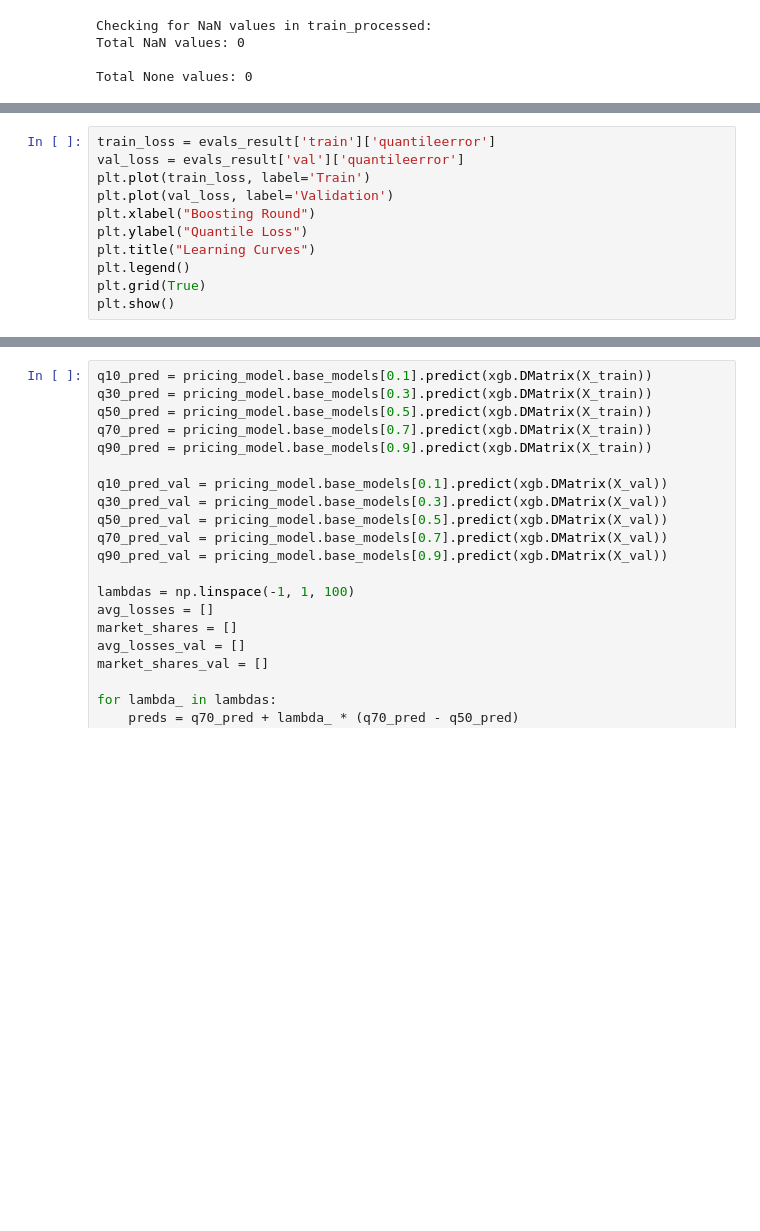
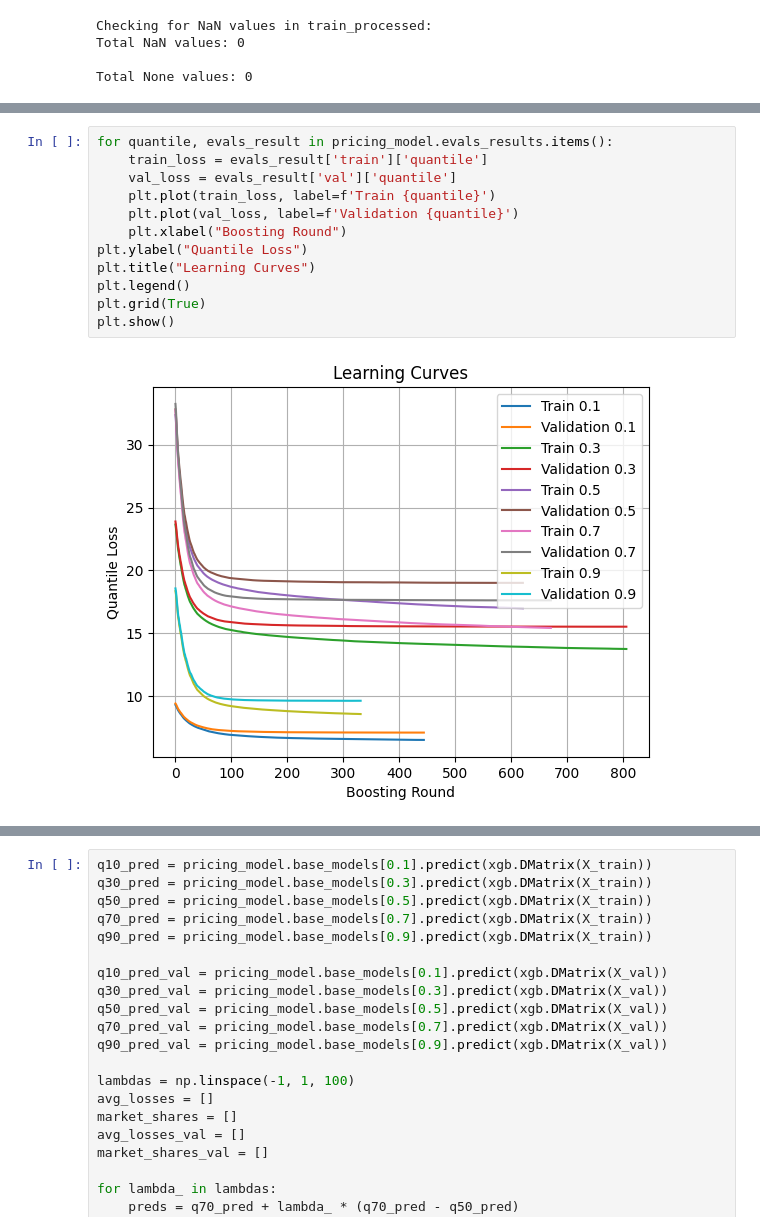
Before and after one commit to paa27/auto-insurance, a Jupyter notebook: notebooks/exploratory_analysis.ipynb, the cells around one changed output, grey strips where cells are left out. Cells and saved outputs as stored; diff of their text form; blank space fills up the shorter version.

```diff
--- a/notebooks/exploratory_analysis.ipynb
+++ b/notebooks/exploratory_analysis.ipynb
@@ -130,14 +131,17 @@ pricing_model._train_base_models(X_train, y_train, X_val, y_val)
 # %%
-train_loss = evals_result['train']['quantileerror']
-val_loss = evals_result['val']['quantileerror']
-plt.plot(train_loss, label='Train')
-plt.plot(val_loss, label='Validation')
-plt.xlabel("Boosting Round")
+for quantile, evals_result in pricing_model.evals_results.items():
+    train_loss = evals_result['train']['quantile']
+    val_loss = evals_result['val']['quantile']
+    plt.plot(train_loss, label=f'Train {quantile}')
+    plt.plot(val_loss, label=f'Validation {quantile}')
+    plt.xlabel("Boosting Round")
 plt.ylabel("Quantile Loss")
 plt.title("Learning Curves")
 plt.legend()
 plt.grid(True)
 plt.show()
+# %% [output]
+[figure, added]
 # %%
 # Val prediction
 
```
Also changed, not shown: parts of 24 cells of this notebook, 6 other files.
